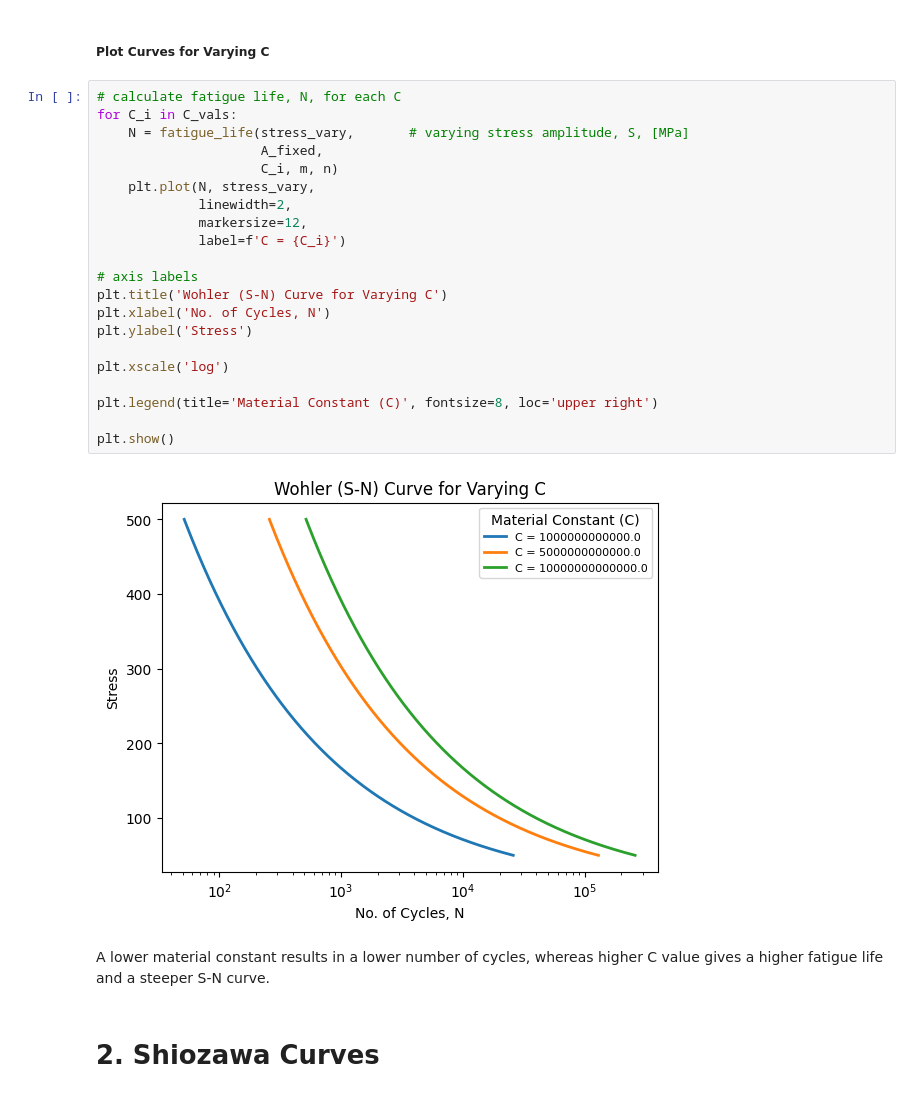
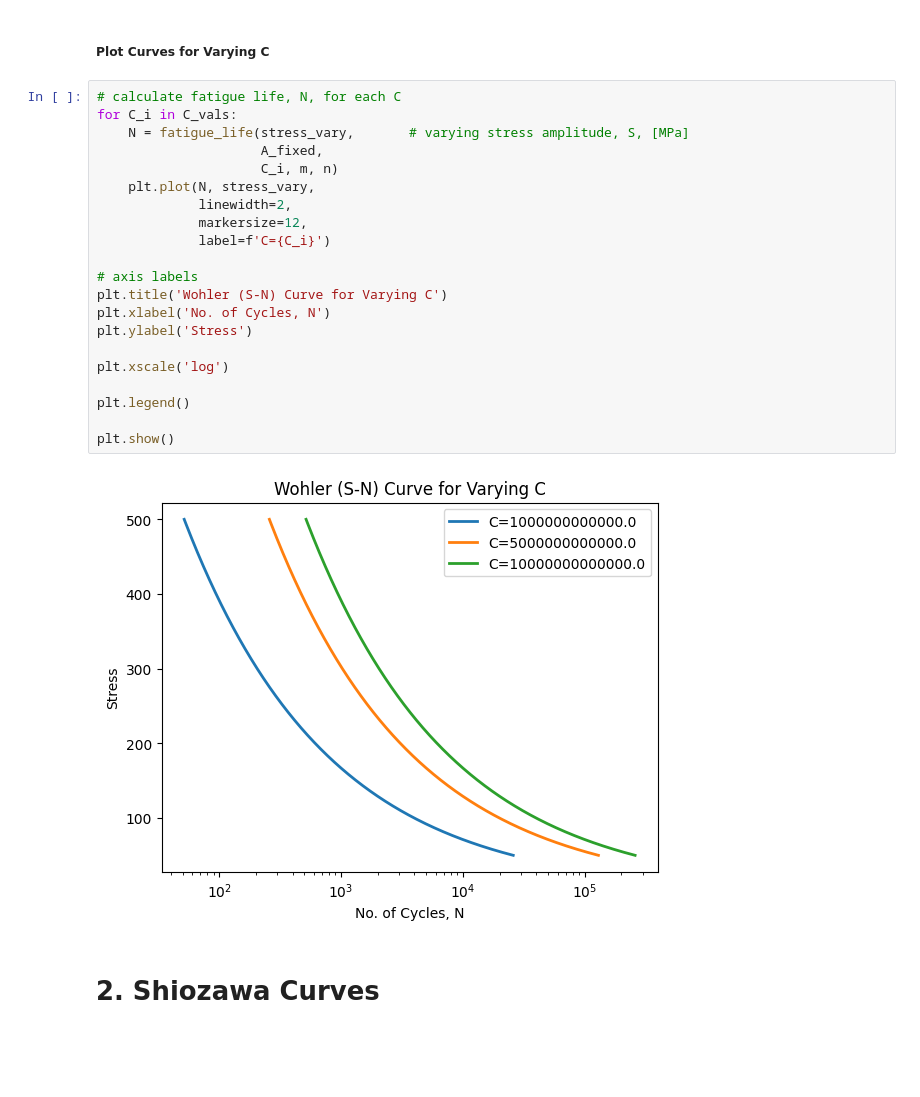
Before and after one commit to jessk816/pinn, a Jupyter notebook: models/deterministic.ipynb, the cells around one changed output. Cells and saved outputs as stored; diff of their text form; blank space fills up the shorter version.

```diff
--- a/models/deterministic.ipynb
+++ b/models/deterministic.ipynb
@@ -243,28 +227,26 @@ for C_i in C_vals:
 # %%
 # calculate fatigue life, N, for each C
 for C_i in C_vals:
     N = fatigue_life(stress_vary,       # varying stress amplitude, S, [MPa]
                      A_fixed,
                      C_i, m, n)
     plt.plot(N, stress_vary,
              linewidth=2,
              markersize=12,
-             label=f'C = {C_i}')
+             label=f'C={C_i}')
 
 # axis labels
 plt.title('Wohler (S-N) Curve for Varying C')
 plt.xlabel('No. of Cycles, N')
 plt.ylabel('Stress')
 
 plt.xscale('log')
 
-plt.legend(title='Material Constant (C)', fontsize=8, loc='upper right')
+plt.legend()
 
 plt.show()
 # %% [output]
-[figure, old version]
+[figure, new version]
-# %% [markdown]
-A lower material constant results in a lower number of cycles, whereas higher C value gives a higher fatigue life and a steeper S-N curve.
 # %% [markdown]
 # 2. Shiozawa Curves
 # %% [markdown]
```
Also changed, not shown: parts of 16 cells of this notebook.
